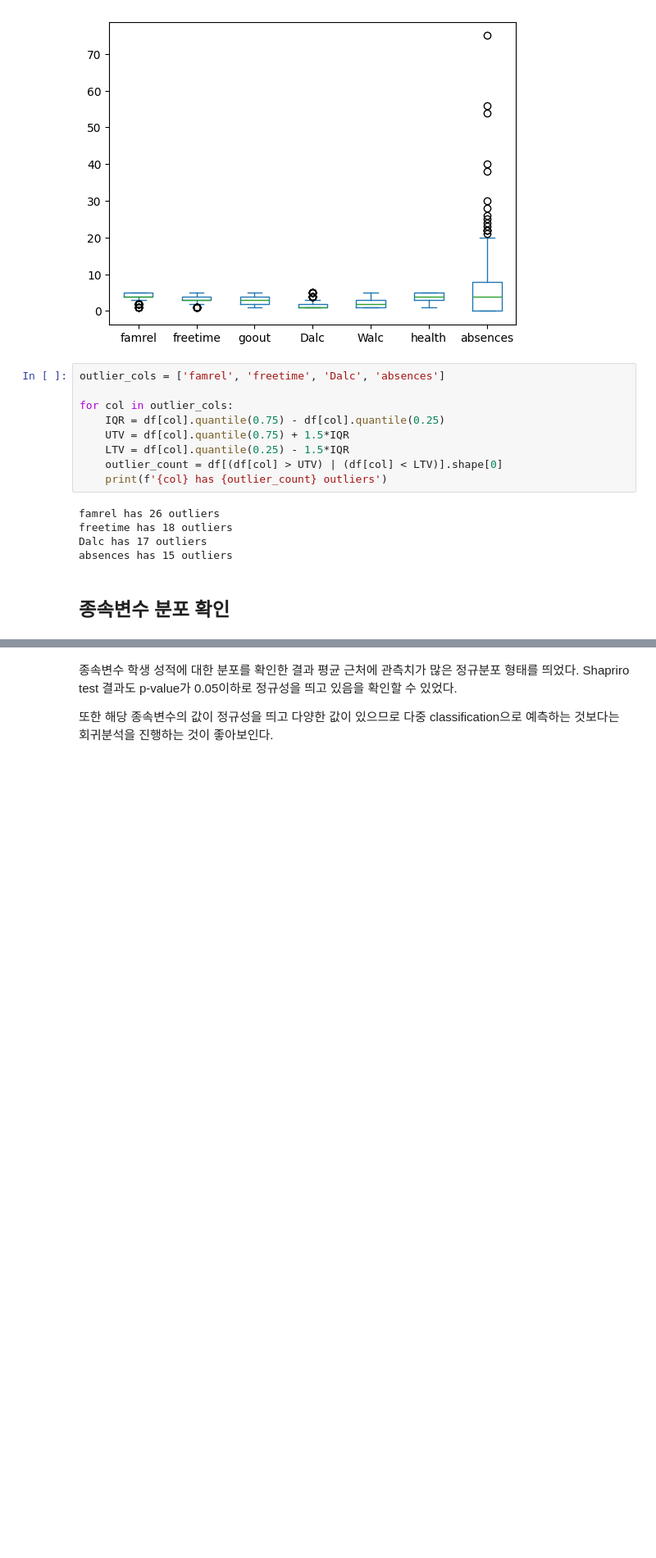
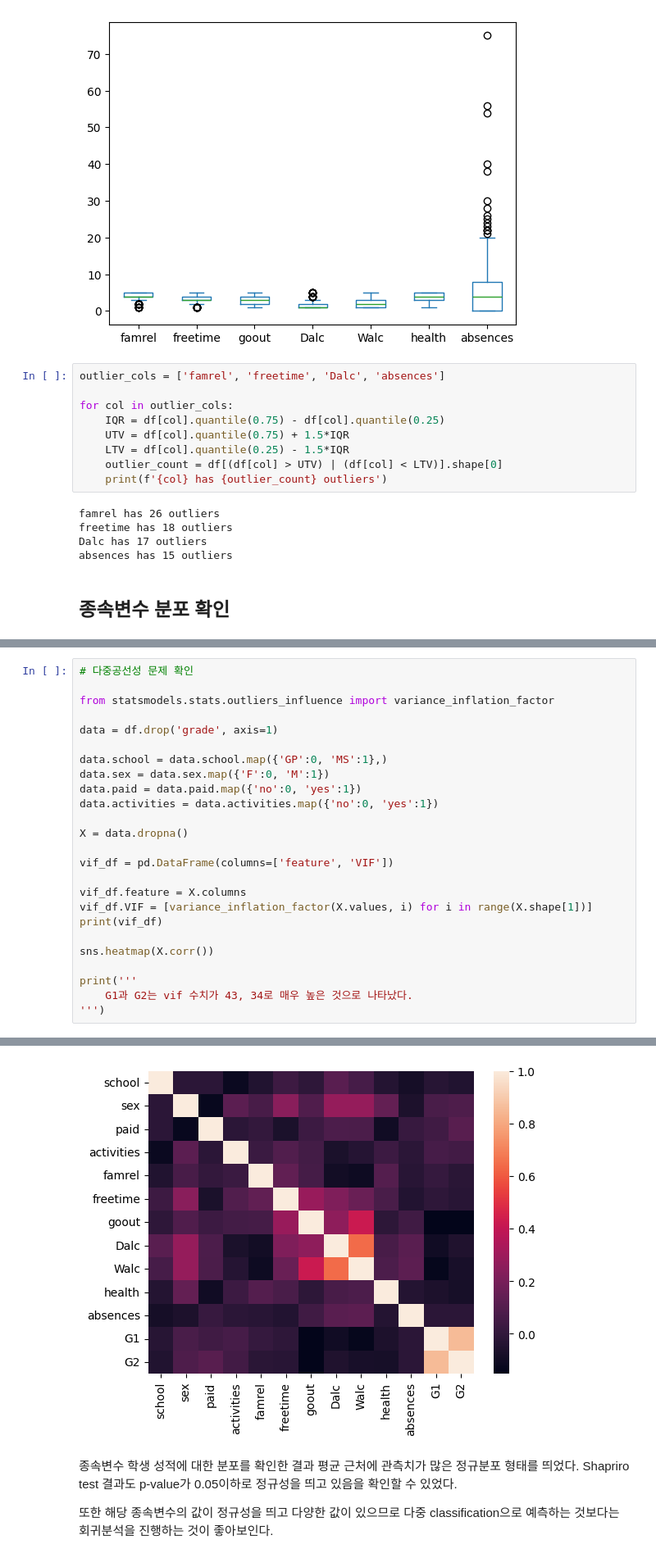
Before and after one commit to blueage98/adp_work, a Jupyter notebook: ADP-실기-DESSA/최신 기출동형 모의고사/1회_머신러닝 - 연습.ipynb, the cells around one changed output, grey strips where cells are left out. Shown at 82% size. Drawn from its saved outputs; the diff is of its cells as text; blank space fills up the shorter version.

```diff
--- a/ADP-실기-DESSA/최신 기출동형 모의고사/1회_머신러닝 - 연습.ipynb
+++ b/ADP-실기-DESSA/최신 기출동형 모의고사/1회_머신러닝 - 연습.ipynb
@@ -125,0 +161,26 @@ absences has 15 outliers
+# %%
+# 다중공선성 문제 확인
+
+from statsmodels.stats.outliers_influence import variance_inflation_factor
+
+data = df.drop('grade', axis=1)
+
+data.school = data.school.map({'GP':0, 'MS':1},)
+data.sex = data.sex.map({'F':0, 'M':1})
+data.paid = data.paid.map({'no':0, 'yes':1})
+data.activities = data.activities.map({'no':0, 'yes':1})
+
+X = data.dropna()
+
+vif_df = pd.DataFrame(columns=['feature', 'VIF'])
+
+vif_df.feature = X.columns
+vif_df.VIF = [variance_inflation_factor(X.values, i) for i in range(X.shape[1])]
+print(vif_df)
+
+sns.heatmap(X.corr())
+
+print('''
+    G1과 G2는 vif 수치가 43, 34로 매우 높은 것으로 나타났다.
+''')
+# %% [output]
@@ -126,3 +203,4 @@ absences has 15 outliers
+[figure, added]
 # %% [markdown]
 종속변수 학생 성적에 대한 분포를 확인한 결과 평균 근처에 관측치가 많은 정규분포 형태를 띄었다.
 Shapriro test 결과도 p-value가 0.05이하로 정규성을 띄고 있음을 확인할 수 있었다.
```
Also changed, not shown: parts of 8 cells of this notebook.
